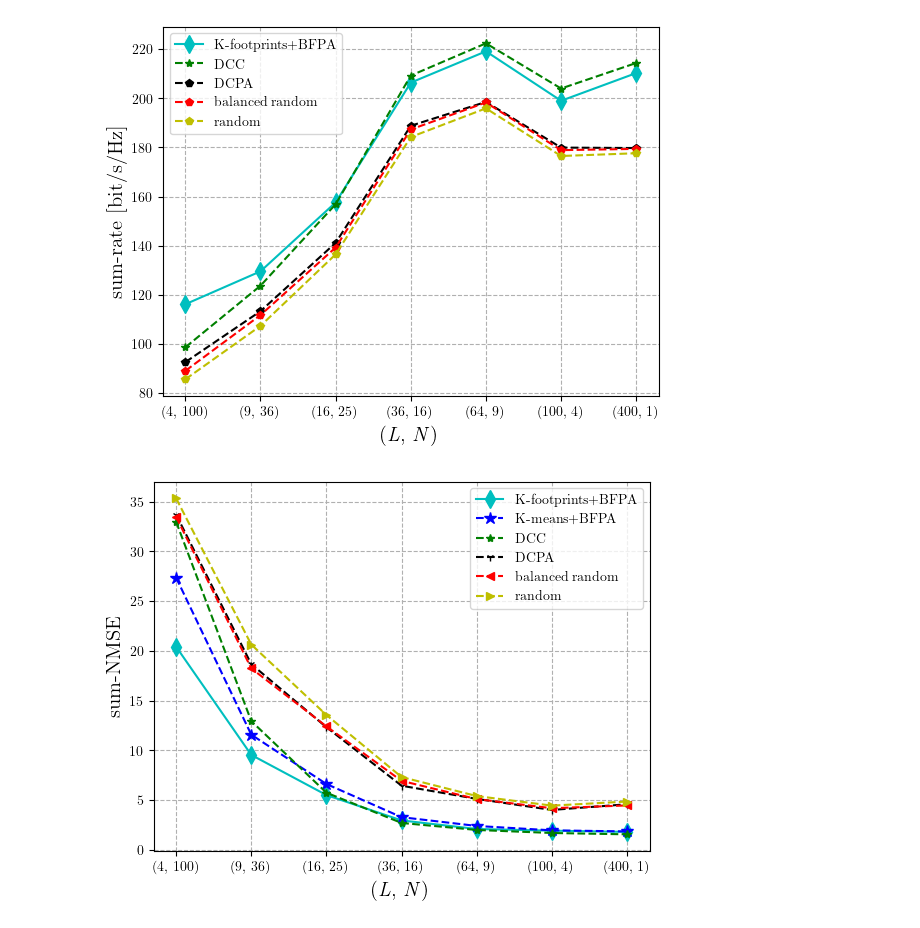
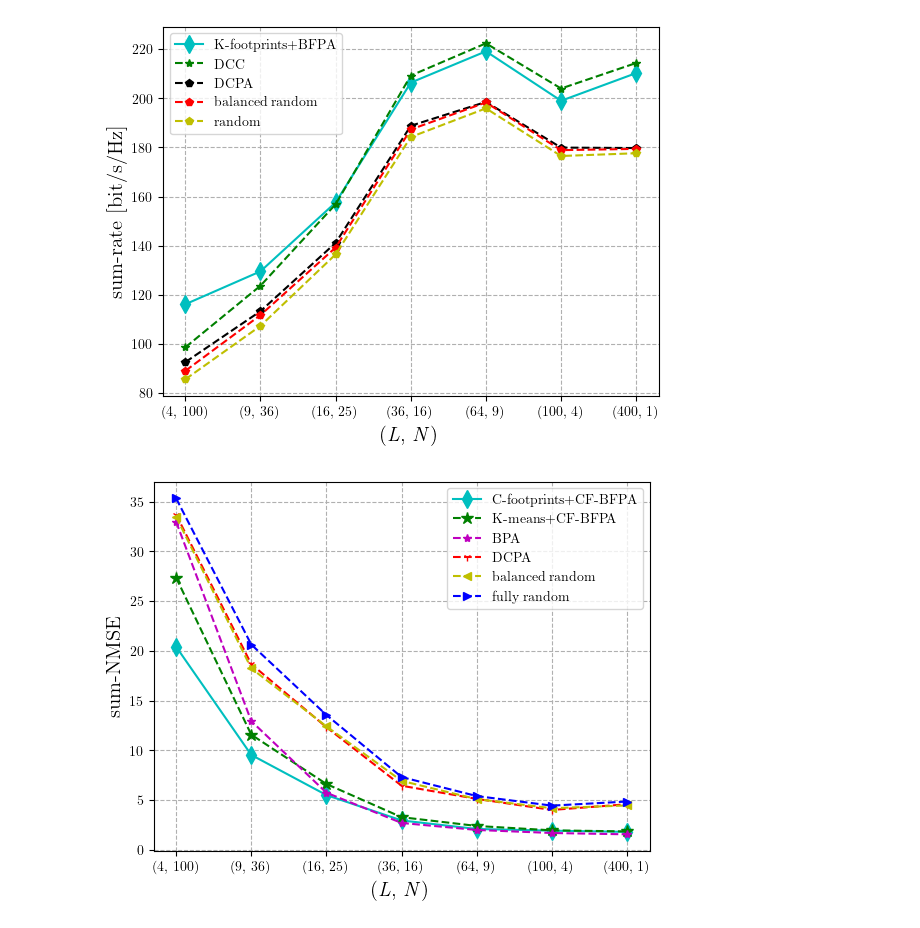
Before and after one commit to DarielPereira/GNNs_PilotsAP, a Jupyter notebook: GRAPHs/Unused/Graph_NMSEs_L_N.ipynb, the cells around one changed output. Drawn from its saved outputs; the diff is of its cells as text; code cells hidden in the pictures.

```diff
--- a/GRAPHs/Graph_SR.ipynb
+++ b/GRAPHs/Unused/Graph_NMSEs_L_N.ipynb
@@ -54,38 +54,39 @@ fig.savefig(image_name, format=image_format, dpi=400)
 results = load_results('./VARIABLES_SAVED/SR_NMSE_L_K_100_NbrSetps_30_extended.pkl')
 
 Kmeans_NMSEs = results['Kmeans_locations']['NMSEs']
 Kfootprints_NMSEs = results['Kfootprints']['NMSEs']
 DCC_NMSEs = results['DCC']['NMSEs']
 DCPA_NMSEs = results['DCPA']['NMSEs']
 balanced_random_NMSEs = results['balanced_random']['NMSEs']
 random_NMSEs = results['random']['NMSEs']
 
 
-xAxis = xAxis = ['(4, 100)', '(9, 36)', '(16, 25)', '(36, 16)',' (64, 9)', '(100, 4)', '(400, 1)']
+xAxis = ['(4, 100)', '(9, 36)', '(16, 25)', '(36, 16)',' (64, 9)', '(100, 4)', '(400, 1)']
 
 fig = plt.figure()
 ax = fig.add_subplot(111)
 
 plt.grid(visible = True, linestyle='--')
 ax.set_ylabel(r'sum-NMSE', size=15)
 plt.xlabel(r'(\textit{L}, \textit{N})', size=15)
-plt.plot(xAxis, Kfootprints_NMSEs,'c-d', markersize = 9, label = r'K-footprints+BFPA')
-plt.plot(xAxis, Kmeans_NMSEs,'b--*', markersize = 9, label = r'K-means+BFPA')
-plt.plot(xAxis, DCC_NMSEs,'g--*', label = r'DCC')
-plt.plot(xAxis, DCPA_NMSEs,'k--1', label = r'DCPA')
-plt.plot(xAxis, balanced_random_NMSEs,'r--<', label = r'balanced random')
-plt.plot(xAxis, random_NMSEs,'y-->', label = r'random')
+
+plt.plot(xAxis, Kfootprints_NMSEs,'c-d', markersize = 9, label = r'C-footprints+CF-BFPA')
+plt.plot(xAxis, Kmeans_NMSEs,'g--*', markersize = 9, label = r'K-means+CF-BFPA')
+plt.plot(xAxis, DCC_NMSEs,'m--*', label = r'BPA')
+plt.plot(xAxis, DCPA_NMSEs,'r--1', label = r'DCPA')
+plt.plot(xAxis, balanced_random_NMSEs,'y--<', label = r'balanced random')
+plt.plot(xAxis, random_NMSEs,'b-->', label = r'fully random')
 
 # plt.xlim(18,102)
 
 plt.legend(fontsize=10)
 
 
 plt.draw()
 plt.show()
 
 image_format = 'pdf' # e.g .png, .svg, etc.
 image_name = 'NMSE_L_N.pdf'
 fig.savefig(image_name, format=image_format, dpi=400)
 # %% [output]
-[figure, old version]
+[figure, new version]
```
Also changed, not shown: 28 other files.
